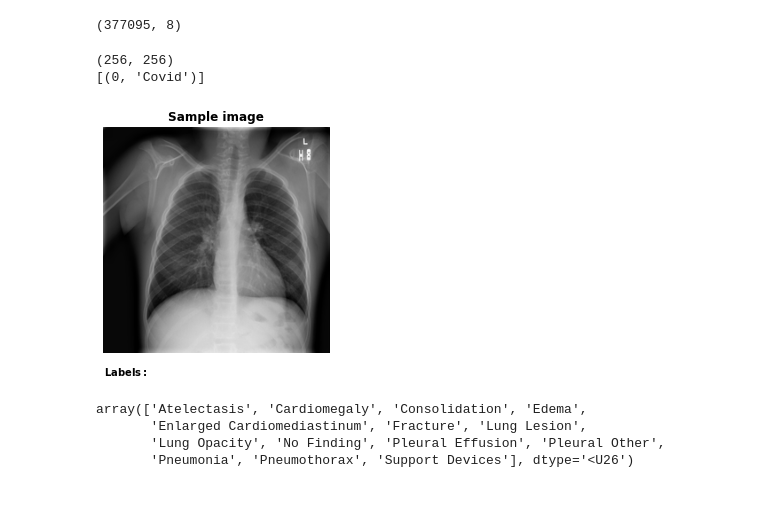
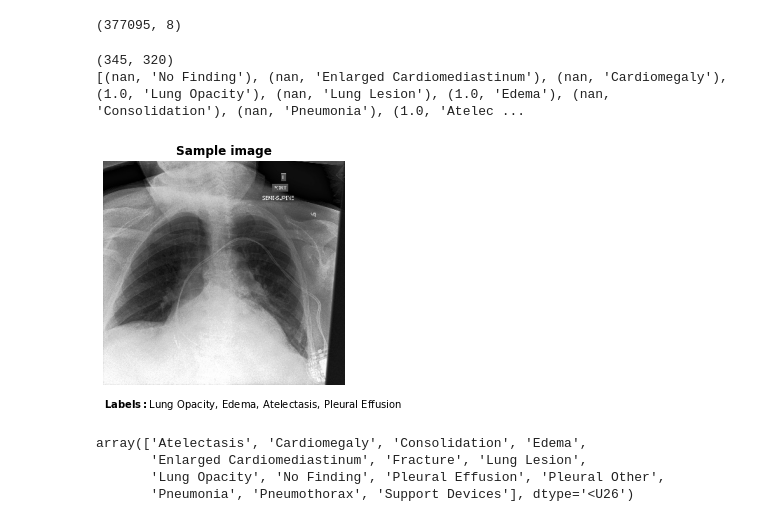
Before and after one commit to NotNANtoN/master_thesis, a Jupyter notebook: eda.ipynb, the cells around one changed output. Cells and saved outputs as stored; diff of their text form; code cells hidden in the pictures.

```diff
--- a/eda.ipynb
+++ b/eda.ipynb
@@ -11,7 +9,7 @@ from PIL import Image
 
 from dataset_utils import load_dataset
 # %%
-dataset = "covidx"  # mimic-cxr, covidx
+dataset = "chexpert"  # mimic-cxr, covidx, rsna, chexpert
 df, label_names = load_dataset(dataset)
 # the most important columns: [img_path, caption, labels]
 # %%
@@ -271,28 +269,28 @@ df.shape
 (377095, 8)
 # %%
 # show qualitative data
-idx = 50 + 3 #377095 - 200
+idx = 1 + 3 #377095 - 200
 
 path = df["img_path"].iloc[idx]
 img = Image.open(path)
 print(img.size)
 fig = plt.figure()
 p = plt.imshow(img, cmap="gray")
 plt.axis("off")
 plt.title("Sample image", fontweight="bold")
 #cap_text = plt.text(0, img.height + 10, r"$\bf{Caption: }$" + df["caption"].iloc[idx])
 labels = df.iloc[idx]["labels"]
 print(list(zip(labels, label_names)))
 label_text = plt.text(0, img.height + 0.1 * img.height, r"$\bf{Labels: }$" + ", ".join(list(np.array(label_names)[labels == 1])))
 plt.tight_layout()
 plt.savefig(os.path.join(dataset, f"sample_{idx}.pdf"), dpi=300)
 plt.show()
 if "caption" in df.columns:
     print(df["caption"].iloc[idx])
 # %% [output]
-(256, 256)
-[(0, 'Covid')]
+(345, 320)
+[(nan, 'No Finding'), (nan, 'Enlarged Cardiomediastinum'), (nan, 'Cardiomegaly'), (1.0, 'Lung Opacity'), (nan, 'Lung Lesion'), (1.0, 'Edema'), (nan, 'Consolidation'), (nan, 'Pneumonia'), (1.0, 'Atelec ...
-[figure, old version]
+[figure, new version]
 # %%
 label_names
 # %% [output]
```
Also changed, not shown: parts of 2 cells of this notebook, 16 other files.
